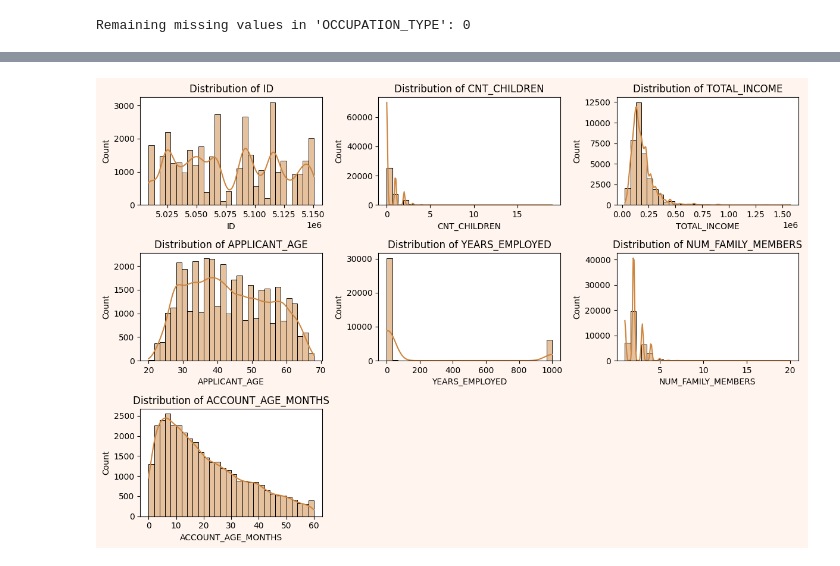
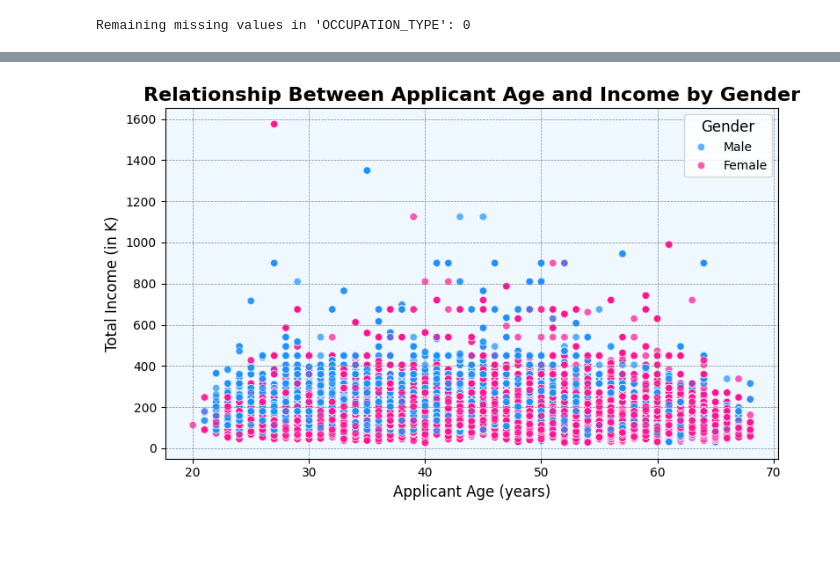
Before and after one commit to fazmila/Project, a Jupyter notebook: Project.ipynb, the cells around one changed output, grey strips where cells are left out. Drawn from its saved outputs; the diff is of its cells as text; code cells hidden in the pictures; blank space fills up the shorter version.

```diff
--- a/Project.ipynb
+++ b/Project.ipynb
@@ -430,8 +430,8 @@ app_record = app_record.merge(occupation_by_income, on='income_group', how='left
 # Fill missing 'OCCUPATION_TYPE' values with the most common occupation in the corresponding income group
 app_record['OCCUPATION_TYPE'] = app_record['OCCUPATION_TYPE'].fillna(app_record['OCCUPATION_TYPE_filled'])
 # %%
-# Drop the 'OCCUPATION_TYPE_filled' column if it's no longer needed
-app_record.drop(columns=['OCCUPATION_TYPE_filled'], inplace=True)
+# Drop the 'OCCUPATION_TYPE_filled' and 'income group' column if it's no longer needed
+app_record.drop(columns=['OCCUPATION_TYPE_filled','income_group'], inplace=True)
 # %%
 # Check if there are still any missing values in 'OCCUPATION_TYPE'
 print(f"Remaining missing values in 'OCCUPATION_TYPE': {app_record['OCCUPATION_TYPE'].isnull().sum()}")
@@ -480,17 +480,39 @@ app_record
-# %%
-# Plot the distribution of numerical columns with modified aesthetics
-numerical_columns = app_record.select_dtypes(include=[np.int64, np.float64]).columns
-
-# Set up a figure for subplots with reduced size and background color
-plt.figure(figsize=(12, 8), facecolor='seashell')  # Reduced figure size and light grey background
-
-# Iterate through numerical columns and plot their histograms with a border around the histogram
-for i, col in enumerate(numerical_columns):
-    plt.subplot(3, 3, i + 1)
-    sns.histplot(app_record[col], kde=True, bins=30, color='peru', edgecolor='black')  # Adding border to histogram
-    plt.title(f'Distribution of {col}')
-    plt.tight_layout()
-
-plt.show()
-# %% [output]
-[figure, removed]
+# %%
+# Scatter plot to show relationship between Applicant Age and Income in K by Gender
+plt.figure(figsize=(8, 5))
+
+# Create a scatter plot with gender differentiation
+scatter_plot = sns.scatterplot(
+    data=app_record,
+    x='APPLICANT_AGE',
+    y=app_record['TOTAL_INCOME'] / 1000,  # Divide income by 1000 directly
+    hue='GENDER',  # Differentiate by gender
+    palette={'M': 'dodgerblue', 'F': 'deeppink'},  # Assign distinct colors to genders
+    alpha=0.7
+)
+
+# Set background color for the entire plot area
+scatter_plot.set_facecolor('aliceblue')  # Apply color to the graph's background
+
+# Add title and labels
+plt.title('Relationship Between Applicant Age and Income by Gender', fontsize=16, fontweight='bold')
+plt.xlabel('Applicant Age (years)', fontsize=12)
+plt.ylabel('Total Income (in K)', fontsize=12)
+
+# Access the legend
+handles, labels = scatter_plot.get_legend_handles_labels()  # Get legend elements
+plt.legend(
+    handles=handles,  # Ensure correct markers are used
+    labels=['Male', 'Female'],  # Match legend labels
+    title='Gender',  # Set legend title
+    title_fontsize=12,
+    fontsize=10,
+    loc='upper right'
+)
+
+# Add grid for better readability
+plt.grid(color='gray', linestyle='--', linewidth=0.5)
+plt.tight_layout()
+plt.show()
+# %% [output]
+[figure, added]
```
Also changed, not shown: parts of 4 cells of this notebook.
